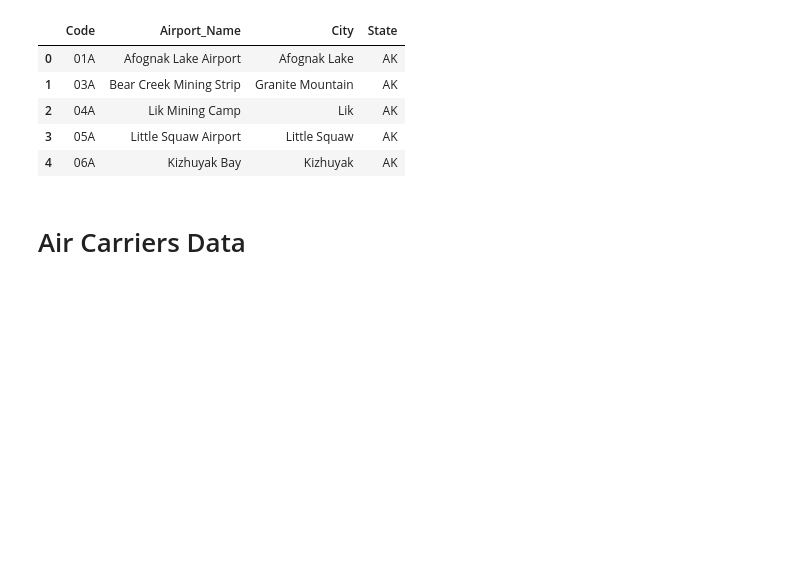
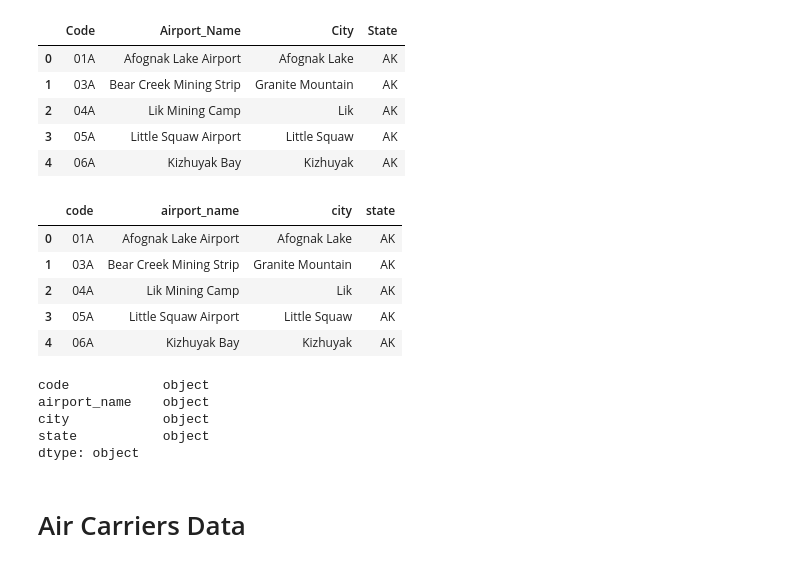
Before and after one commit to DKogge/airport, a Jupyter notebook: airport_data_cleanup.ipynb, the cells around one changed output. Cells and saved outputs as stored; diff of their text form; code cells hidden in the pictures; blank space fills up the shorter version.

```diff
--- a/airport_data_cleanup.ipynb
+++ b/airport_data_cleanup.ipynb
@@ -65,3 +66,24 @@ airports_df.head()
 | 2 | 04A | Lik Mining Camp | Lik | AK |
 | 3 | 05A | Little Squaw Airport | Little Squaw | AK |
 | 4 | 06A | Kizhuyak Bay | Kizhuyak | AK |
+# %%
+# fix column name formatting
+airports_df.rename(columns={"Code": "code", "Airport_Name": "airport_name", "City": "city", "State": "state"},inplace=True,)
+
+airports_df.head()
+# %% [output]
+|  | code | airport_name | city | state |
+| 0 | 01A | Afognak Lake Airport | Afognak Lake | AK |
+| 1 | 03A | Bear Creek Mining Strip | Granite Mountain | AK |
+| 2 | 04A | Lik Mining Camp | Lik | AK |
+| 3 | 05A | Little Squaw Airport | Little Squaw | AK |
+| 4 | 06A | Kizhuyak Bay | Kizhuyak | AK |
+# %%
+#check data types for database entry
+airports_df.dtypes
+# %% [output]
+code            object
+airport_name    object
+city            object
+state           object
+dtype: object
```
Also changed, not shown: parts of 13 cells of this notebook, 3 other files.
